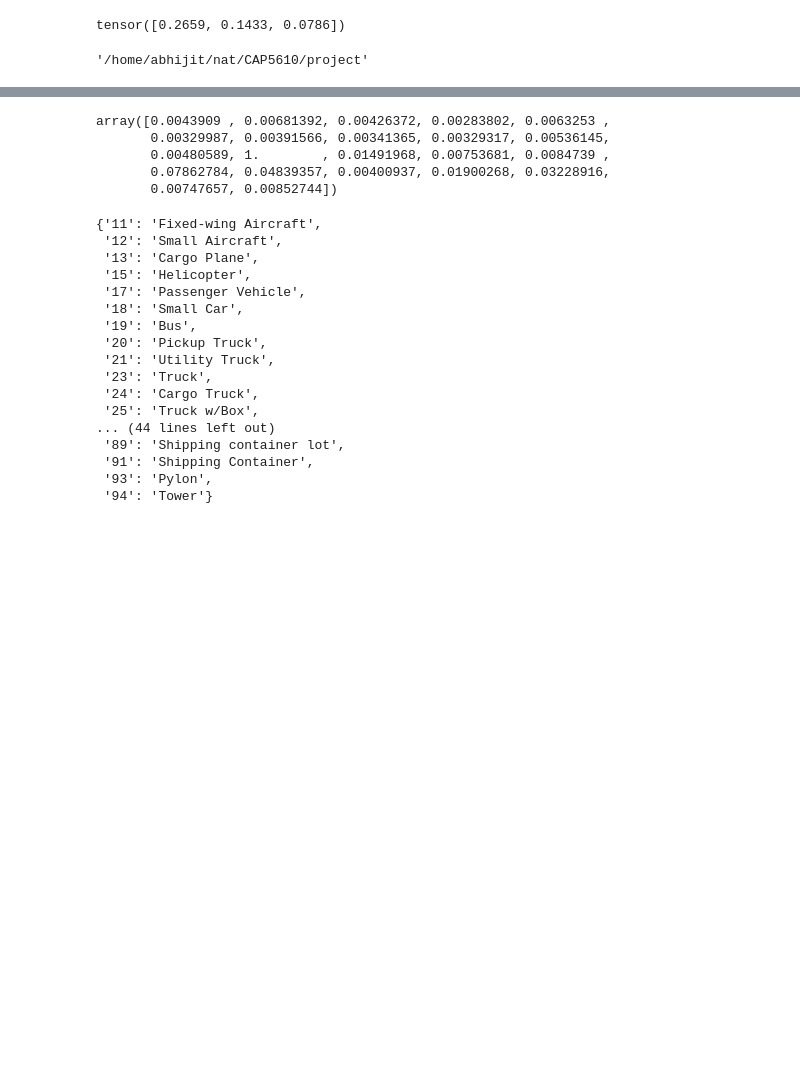
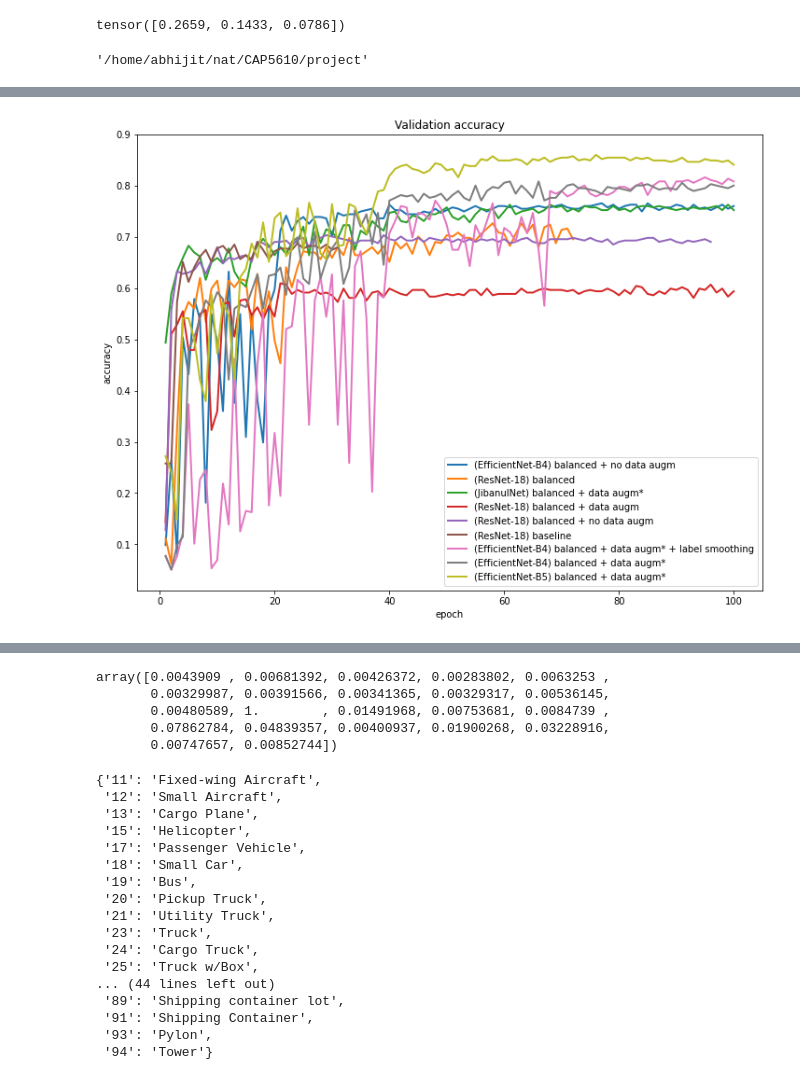
Before and after one commit to NatnaelTDaba/CAP5610, a Jupyter notebook: project/xView_Processing.ipynb, the cells around one changed output, grey strips where cells are left out. Saved outputs shown, nothing was run; the diff lists cells and outputs as text; code cells hidden in the pictures; blank space fills up the shorter version.

```diff
--- a/project/xView_Processing.ipynb
+++ b/project/xView_Processing.ipynb
@@ -591,0 +607,24 @@ input_tensor
+# %%
+results_path = './results'
+import os
+os.chdir('/home/abhijit/nat/CAP5610/project')
+import pandas as pd
+import matplotlib.pyplot as plt
+def plot_results(filenames, legends, kwargs):
+    """
+    Args:
+        filenames (array of str): names of files containting the data to be plotted
+        legends (array of str): legend for each data line
+    """
+    assert len(filenames) == len(legends), 'length of data files and legends don\'t match'
+    plt.figure(figsize=[12,9])
+    for filename, legend in zip(filenames, legends):
+        data = pd.read_csv(os.path.join(results_path, filename))
+        plt.plot(data.Step.values[:100], data.Value.values[:100], label=legend, linewidth=2)
+    #plt.plot(effnet_b5.Step.values[:100], effnet_b5.Value.values[:100], label='(EfficientNet-B5) balanced + data augm*', linewidth=2)
+    plt.plot(loss_b5.Step.values[:100], loss_b5.Value.values[:100], label='(EfficientNet-B5) balanced + data augm*', linewidth=2)
+    plt.title(kwargs['title'])
+    plt.xlabel(kwargs['xlabel'])
+    plt.ylabel(kwargs['ylabel'])
+    plt.legend()
+    plt.isinteractive()
@@ -591,0 +640,22 @@ input_tensor
+# %%
+acc_fnames = ['run-efficientnet-b4_Sunday_18_April_2021_21h_59m_38s-tag-Test_Accuracy.csv',
+ 'run-resnet18_Thursday_15_April_2021_18h_39m_32s-tag-Test_Accuracy.csv',
+ 'run-jibanulnet_Monday_26_April_2021_14h_48m_38s-tag-Test_Accuracy.csv',
+ 'run-resnet18_Saturday_17_April_2021_03h_56m_46s-tag-Test_Accuracy.csv',
+ 'run-resnet18_Sunday_18_April_2021_13h_30m_18s-tag-Test_Accuracy.csv',
+ 'run-resnet18_Tuesday_13_April_2021_23h_06m_53s-tag-Test_Accuracy.csv',
+ 'run-efficientnet-b4_Sunday_25_April_2021_00h_31m_05s-tag-Test_Accuracy.csv',
+ 'run-efficientnet-b4_Wednesday_21_April_2021_17h_58m_28s-tag-Test_Accuracy.csv']
+# %%
+legends = ['(EfficientNet-B4) balanced + no data augm',
+           '(ResNet-18) balanced',
+           '(JibanulNet) balanced + data augm*',
+           '(ResNet-18) balanced + data augm',
+           '(ResNet-18) balanced + no data augm',
+           '(ResNet-18) baseline',
+           '(EfficientNet-B4) balanced + data augm* + label smoothing',
+           '(EfficientNet-B4) balanced + data augm*']
+kwargs = {'label':legends, 'title': 'Validation accuracy', 'xlabel':'epoch', 'ylabel':'accuracy'}
+plot_results(acc_fnames, legends, kwargs)
+# %% [output]
+[figure, added]
```
Also changed, not shown: parts of 63 cells of this notebook, 7 other files.
